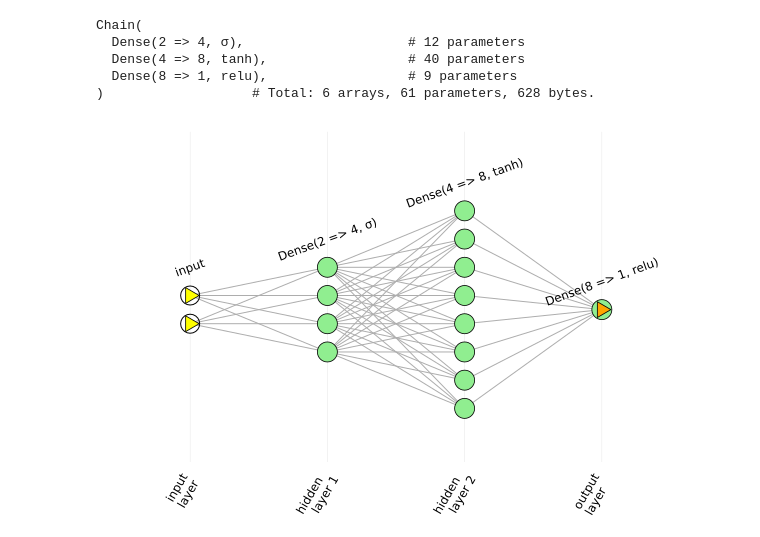
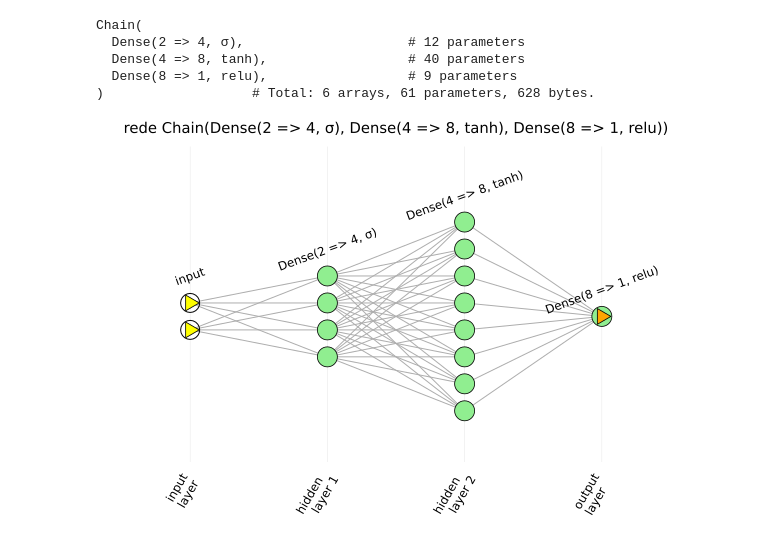
Before and after one commit to rmsrosa/modelagem_matematica, a Jupyter notebook: src/jupyter/c04/0406-Redes_neurais.ipynb, the cells around one changed output. Saved outputs shown, nothing was run; the diff lists cells and outputs as text; code cells hidden in the pictures.

```diff
--- a/src/jupyter/c04/0406-Redes_neurais.ipynb
+++ b/src/jupyter/c04/0406-Redes_neurais.ipynb
@@ -335,6 +299,6 @@ Chain(
   Dense(8 => 1, relu),                  # 9 parameters
 )                   # Total: 6 arrays, 61 parameters, 628 bytes.
 # %%
-plot(m)
+plot(m, title = "$m", titlefont = 10)
 # %% [output]
-[figure, old version]
+[figure, new version]
```
Also changed, not shown: parts of 23 cells of this notebook, 1 other file.
